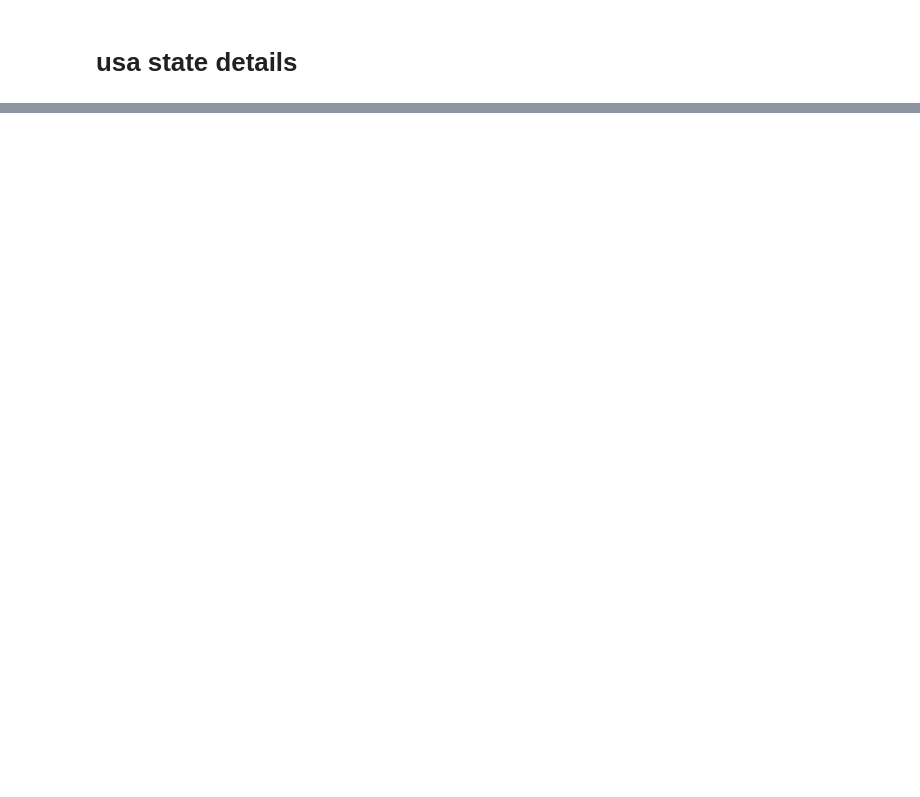
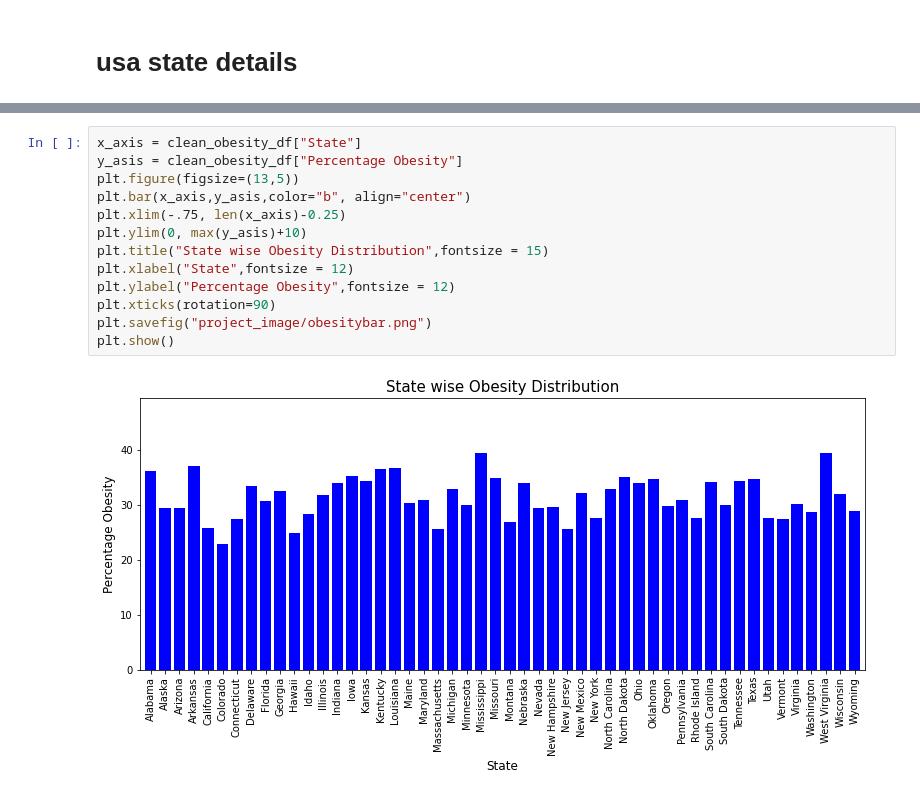
Before and after one commit to rajeshnair1984/Project_Obesity, a Jupyter notebook: TransportPy.ipynb, the cells around one changed output, grey strips where cells are left out. Saved outputs shown, nothing was run; the diff lists cells and outputs as text; blank space fills up the shorter version.

```diff
--- a/TransportPy.ipynb
+++ b/TransportPy.ipynb
@@ -35,0 +100,15 @@ df5
+# %%
+x_axis = clean_obesity_df["State"]
+y_asis = clean_obesity_df["Percentage Obesity"]
+plt.figure(figsize=(13,5))
+plt.bar(x_axis,y_asis,color="b", align="center")
+plt.xlim(-.75, len(x_axis)-0.25)
+plt.ylim(0, max(y_asis)+10)
+plt.title("State wise Obesity Distribution",fontsize = 15)
+plt.xlabel("State",fontsize = 12)
+plt.ylabel("Percentage Obesity",fontsize = 12)
+plt.xticks(rotation=90)
+plt.savefig("project_image/obesitybar.png")
+plt.show()
+# %% [output]
+[figure, added]
```
Also changed, not shown: parts of 10 cells of this notebook.
